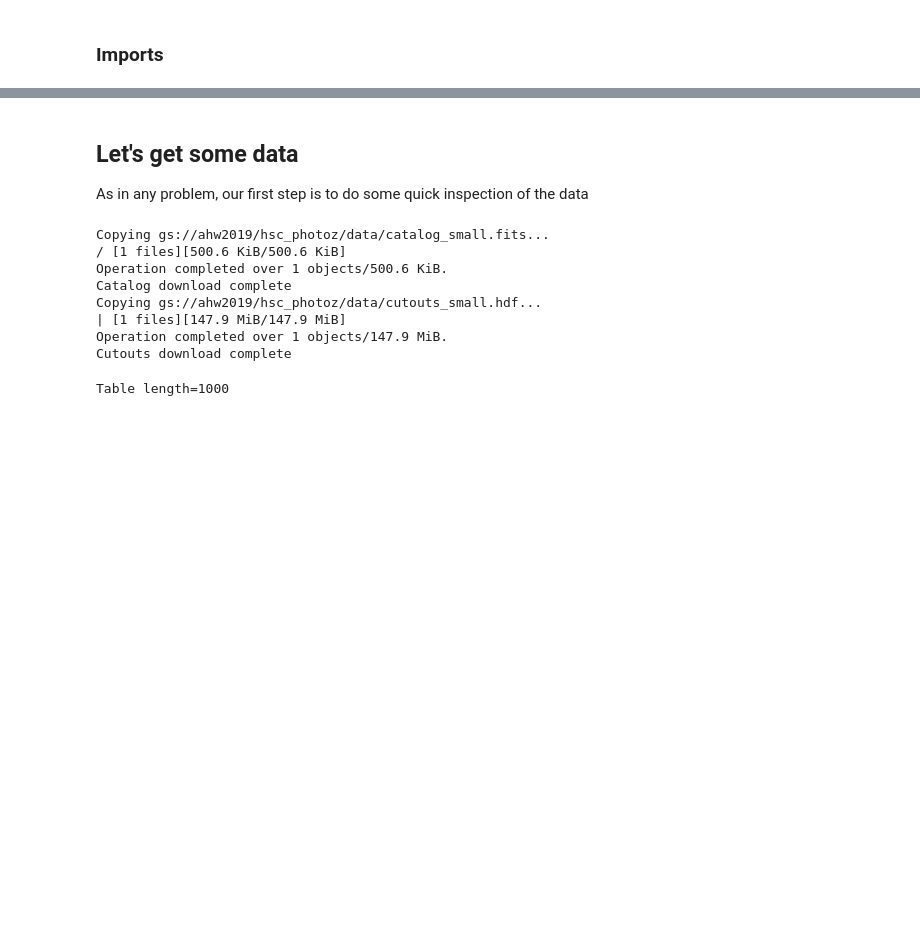
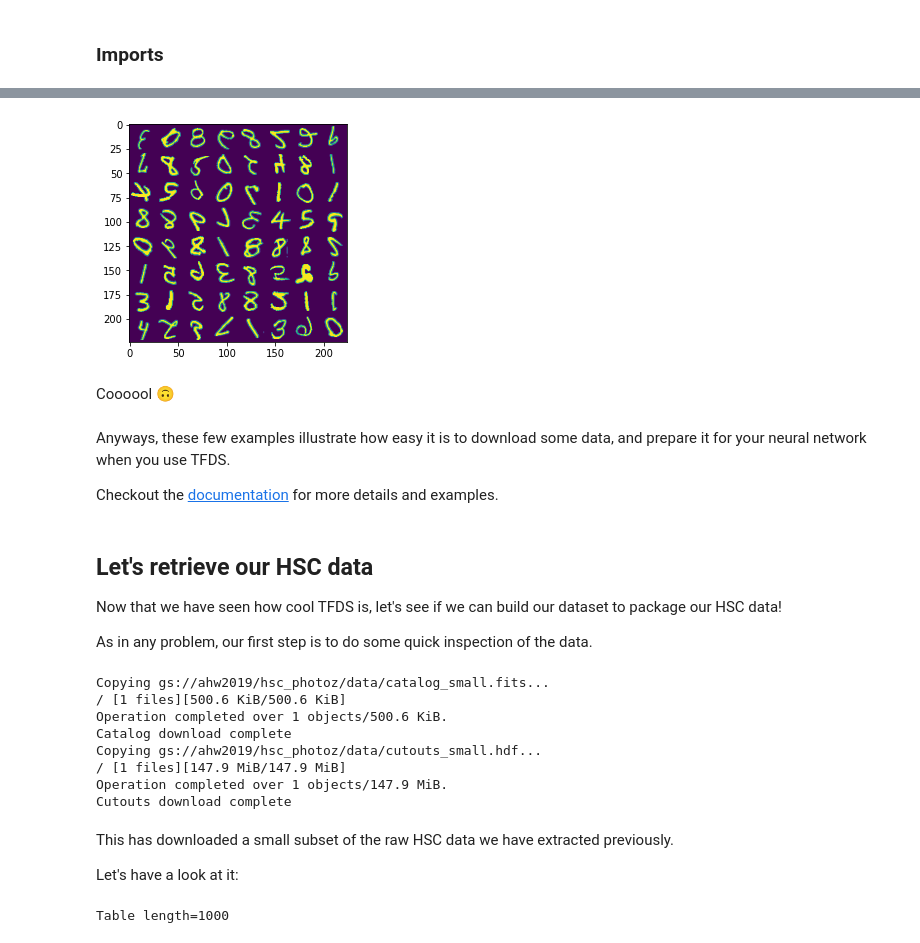
Before and after one commit to EiffL/Tutorials, a Jupyter notebook: PhotozCNN/photoz_inference_tfdatasets.ipynb, the cells around one changed output, grey strips where cells are left out. Cells and saved outputs as stored; diff of their text form; code cells hidden in the pictures; blank space fills up the shorter version.

```diff
--- a/PhotozCNN/photoz_inference_tfdatasets.ipynb
+++ b/PhotozCNN/photoz_inference_tfdatasets.ipynb
@@ -63,0 +121,9 @@ Why TensorFlow datasets:
+# %%
+def my_mapping_fn(example):
+  """Simple function doing augmentation by random flips"""
+  im = example['image']
+  im = tf.image.random_flip_up_down(im)
+  im = tf.image.random_flip_left_right(im)
+  return {'image': im, 'label': example['label']}
+# %%
+dset = dset.map(my_mapping_fn)
@@ -64,15 +132,27 @@ Why TensorFlow datasets:
+# %%
+for example in dset.take(1):
+  image, label = example["image"], example["label"]
+# %%
+imshow(image.numpy().reshape([8,8,28,28]).transpose([0,2,1,3]).reshape([8*28,8*28]));
+# %% [output]
+[figure, added]
+# %% [markdown]
+Coooool 🙃
+# %% [markdown]
+Anyways, these few examples illustrate how easy it is to download some data, and prepare it for your neural network when you use TFDS.
+
+Checkout the [documentation](https://www.tensorflow.org/datasets/overview) for more details and examples.
 # %% [markdown]
-## Let's get some data
+## Let's retrieve our HSC data
 
-As in any problem, our first step is to do some quick inspection of the data
+Now that we have seen how cool TFDS is, let's see if we can build our dataset to package our HSC data!
+
+As in any problem, our first step is to do some quick inspection of the data.
 # %%
-# Path to the dataset
-bucket_name='ahw2019'
-
 # Download the dataset from Google cloud
-!gsutil cp gs://{bucket_name}/hsc_photoz/data/catalog_small.fits catalog_small.fits
+!gsutil cp gs://ahw2019/hsc_photoz/data/catalog_small.fits catalog_small.fits
 print('Catalog download complete')
-!gsutil cp gs://{bucket_name}/hsc_photoz/data/cutouts_small.hdf cutouts_small.hdf
+!gsutil cp gs://ahw2019/hsc_photoz/data/cutouts_small.hdf cutouts_small.hdf
 print('Cutouts download complete')
 # %% [output]
 Copying gs://ahw2019/hsc_photoz/data/catalog_small.fits...
@@ -80,7 +160,11 @@ Copying gs://ahw2019/hsc_photoz/data/catalog_small.fits...
 Operation completed over 1 objects/500.6 KiB.
 Catalog download complete
 Copying gs://ahw2019/hsc_photoz/data/cutouts_small.hdf...
-| [1 files][147.9 MiB/147.9 MiB]
+/ [1 files][147.9 MiB/147.9 MiB]
 Operation completed over 1 objects/147.9 MiB.
 Cutouts download complete
+# %% [markdown]
+This has downloaded a small subset of the raw HSC data we have extracted previously.
+
+Let's have a look at it:
 # %%
```
Also changed, not shown: parts of 43 cells of this notebook.
